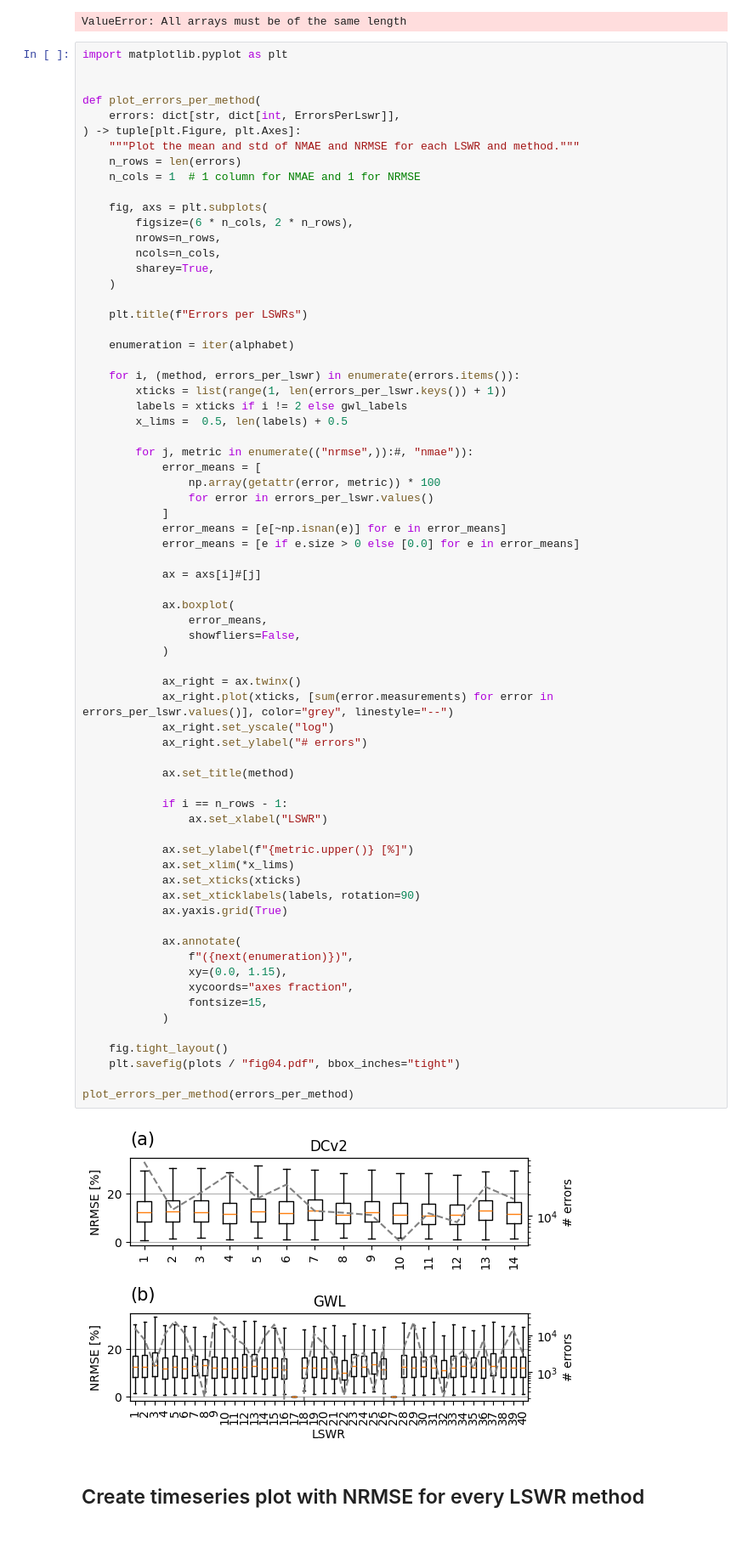
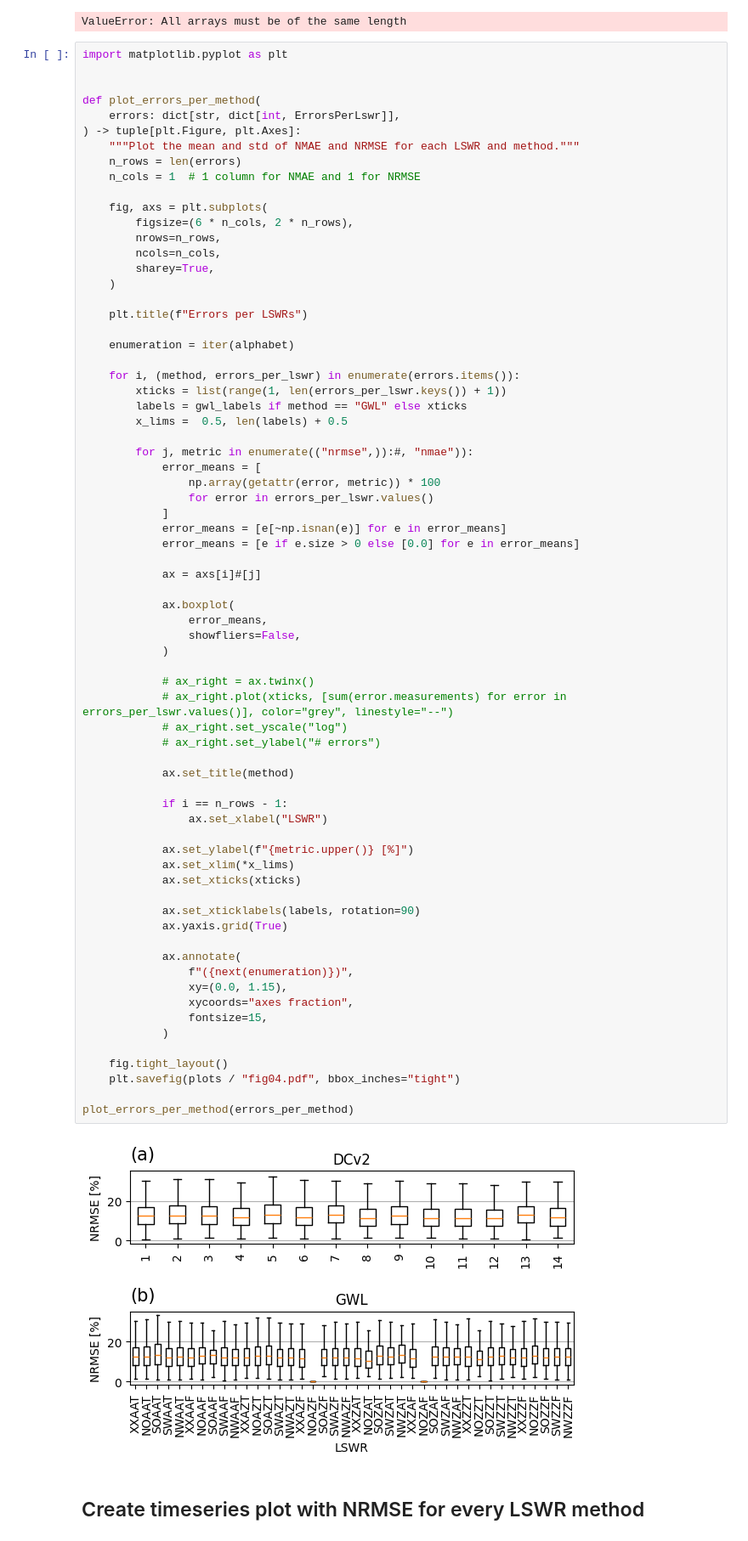
Before and after one commit to 4castRenewables/maelstrom-a6, a Jupyter notebook: notebooks/forecast_model.ipynb, the cells around one changed output. Shown at 85% size. Drawn from its saved outputs; the diff is of its cells as text.

```diff
--- a/notebooks/forecast_model.ipynb
+++ b/notebooks/forecast_model.ipynb
@@ -1176,7 +1175,7 @@ def plot_errors_per_method(
 
     for i, (method, errors_per_lswr) in enumerate(errors.items()):
         xticks = list(range(1, len(errors_per_lswr.keys()) + 1))
-        labels = xticks if i != 2 else gwl_labels
+        labels = gwl_labels if method == "GWL" else xticks
         x_lims =  0.5, len(labels) + 0.5
 
         for j, metric in enumerate(("nrmse",)):#, "nmae")):
@@ -1191,38 +1190,39 @@ def plot_errors_per_method(
 
             ax.boxplot(
                 error_means,
                 showfliers=False,
             )
 
-            ax_right = ax.twinx()
-            ax_right.plot(xticks, [sum(error.measurements) for error in errors_per_lswr.values()], color="grey", linestyle="--")
-            ax_right.set_yscale("log")
-            ax_right.set_ylabel("# errors")
+            # ax_right = ax.twinx()
+            # ax_right.plot(xticks, [sum(error.measurements) for error in errors_per_lswr.values()], color="grey", linestyle="--")
+            # ax_right.set_yscale("log")
+            # ax_right.set_ylabel("# errors")
 
             ax.set_title(method)
 
             if i == n_rows - 1:
                 ax.set_xlabel("LSWR")
 
             ax.set_ylabel(f"{metric.upper()} [%]")
             ax.set_xlim(*x_lims)
             ax.set_xticks(xticks)
+
             ax.set_xticklabels(labels, rotation=90)
             ax.yaxis.grid(True)
 
             ax.annotate(
                 f"({next(enumeration)})",
                 xy=(0.0, 1.15),
                 xycoords="axes fraction",
                 fontsize=15,
             )
 
     fig.tight_layout()
     plt.savefig(plots / "fig04.pdf", bbox_inches="tight")
 
 plot_errors_per_method(errors_per_method)
 # %% [output]
-[figure, old version]
+[figure, new version]
 # %% [markdown]
 ## Create timeseries plot with NRMSE for every LSWR method
 # %%
```
Also changed, not shown: parts of 2 cells of this notebook, 6 other files.
